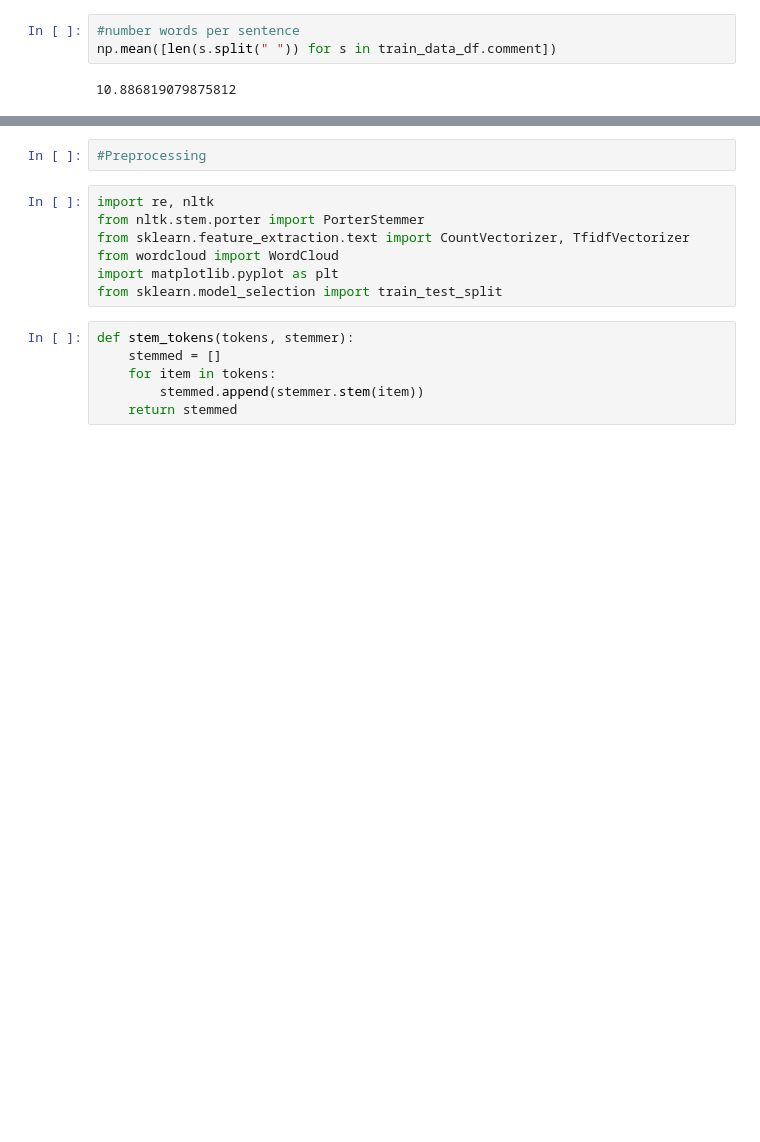
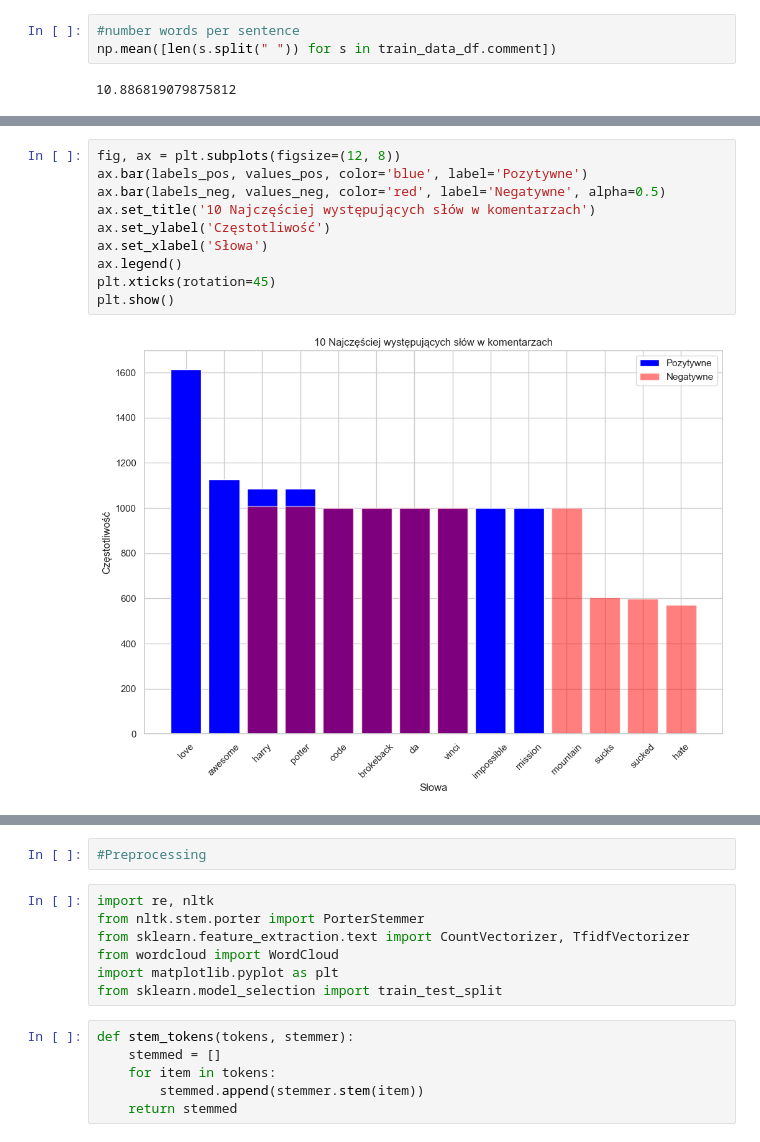
Before and after one commit to agomolka/MAThesisSentimentAnalysis, a Jupyter notebook: Social_Media_Text_Sentiment_Analysis.ipynb, the cells around one changed output, grey strips where cells are left out. Drawn from its saved outputs; the diff is of its cells as text; blank space fills up the shorter version.

```diff
--- a/Social_Media_Text_Sentiment_Analysis.ipynb
+++ b/Social_Media_Text_Sentiment_Analysis.ipynb
@@ -85,0 +122,12 @@ plt.show()
+# %%
+fig, ax = plt.subplots(figsize=(12, 8))
+ax.bar(labels_pos, values_pos, color='blue', label='Pozytywne')
+ax.bar(labels_neg, values_neg, color='red', label='Negatywne', alpha=0.5)
+ax.set_title('10 Najczęściej występujących słów w komentarzach')
+ax.set_ylabel('Częstotliwość')
+ax.set_xlabel('Słowa')
+ax.legend()
+plt.xticks(rotation=45)
+plt.show()
+# %% [output]
+[figure, added]
```
Also changed, not shown: parts of 35 cells of this notebook, 1 other file.
